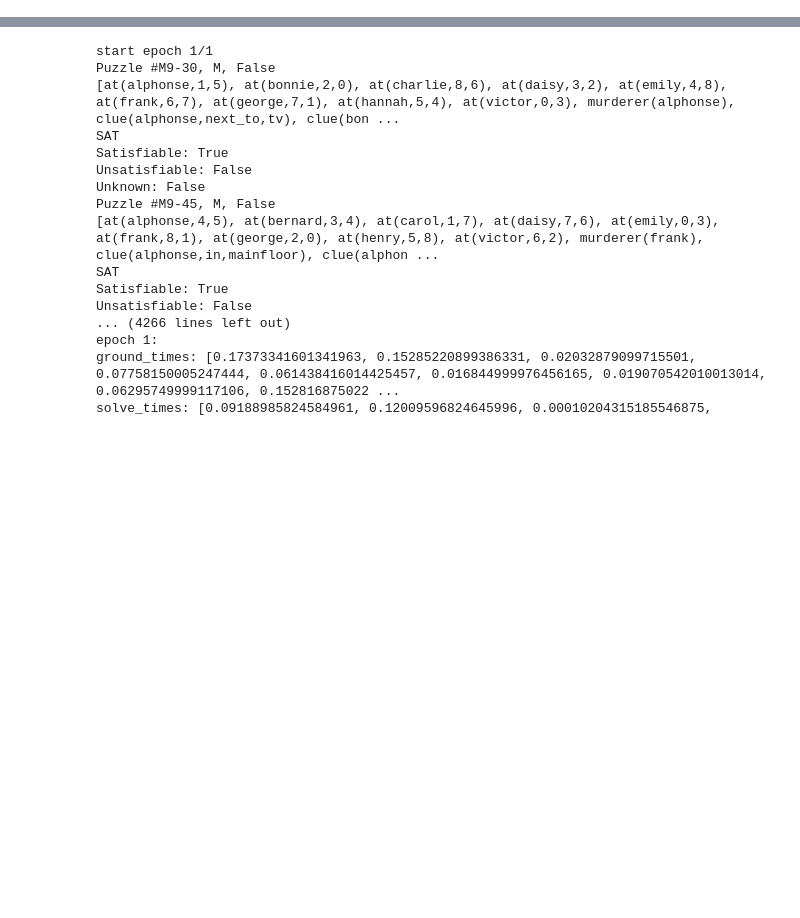
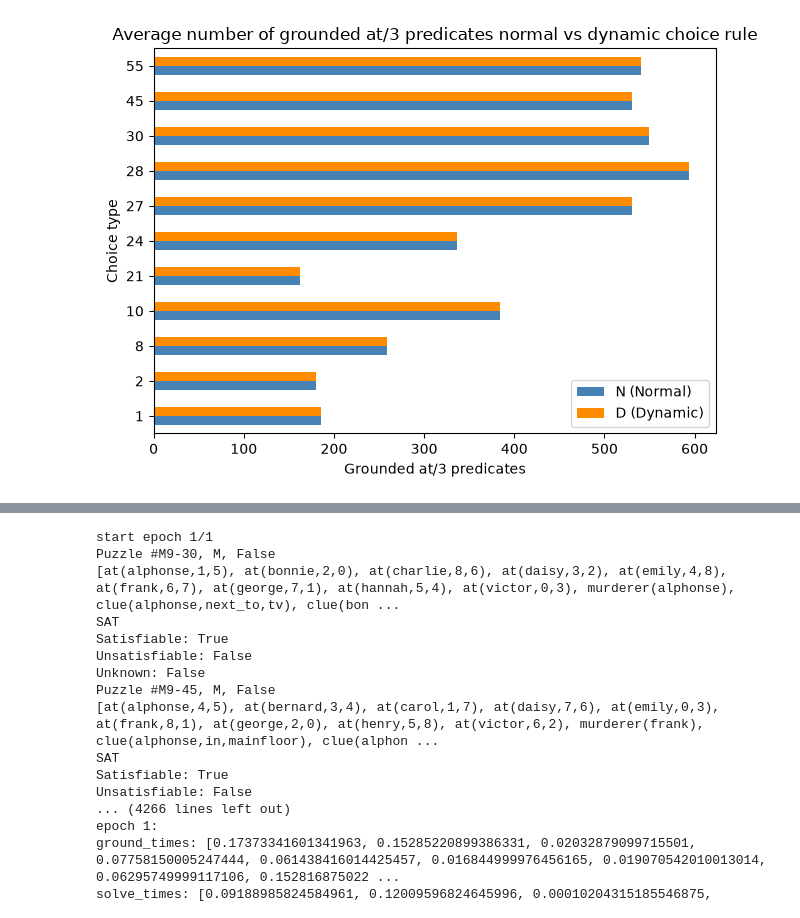
Before and after one commit to jurgendevries-ou-student/murdoku-solve, a Jupyter notebook: extraction/run/experiment.ipynb, the cells around one changed output, grey strips where cells are left out. Saved outputs shown, nothing was run; the diff lists cells and outputs as text; code cells hidden in the pictures; blank space fills up the shorter version.

```diff
--- a/extraction/run/experiment.ipynb
+++ b/extraction/run/experiment.ipynb
@@ -60,0 +170,14 @@ def solve_puzzle(puzzle, gen=False, count=False, configuration='auto'):
+# %%
+# compare ground_time/solve_time/total_time for both approaches
+df_choice.groupby(['puzzle','choice_type'])[['grounded_at']].mean().unstack('choice_type').plot(
+    kind='barh', color=['steelblue', 'darkorange']
+)
+
+plt.title('Average number of grounded at/3 predicates normal vs dynamic choice rule')
+plt.ylabel('Choice type')
+plt.xlabel('Grounded at/3 predicates')
+plt.legend(['N (Normal)', 'D (Dynamic)'])
+plt.tight_layout()
+plt.show()
+# %% [output]
+[figure, added]
```
Also changed, not shown: parts of 20 cells of this notebook, 19 other files.
